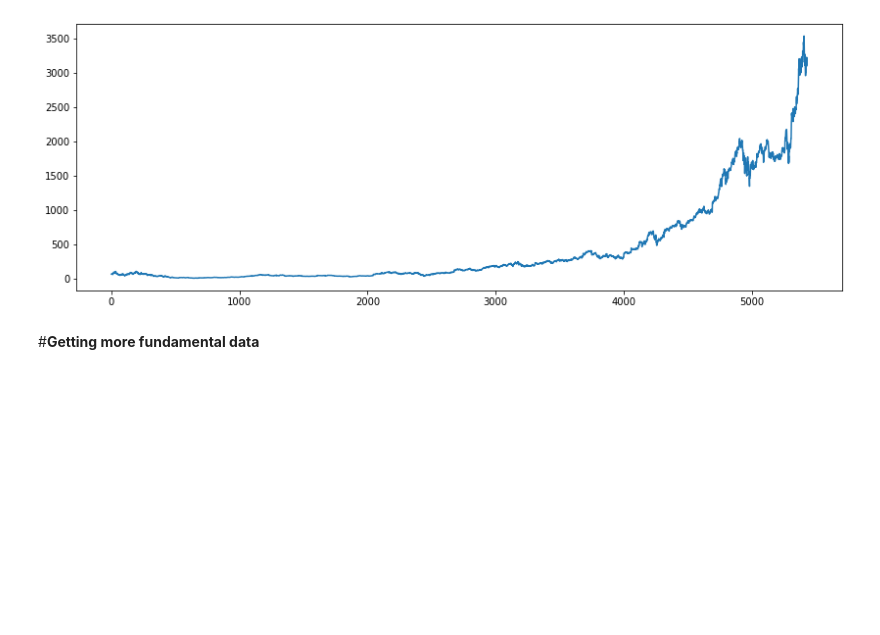
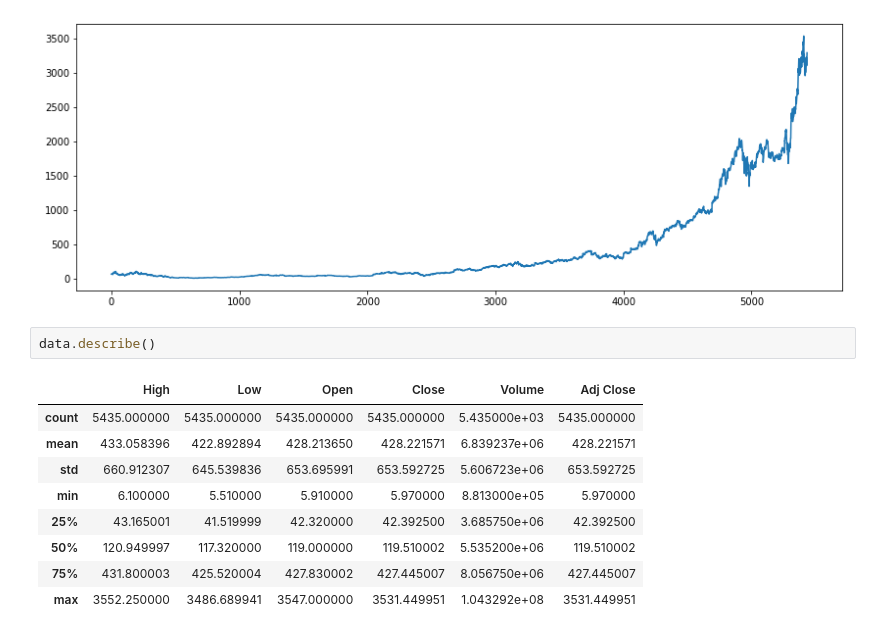
Before and after one commit to realnihal/Predicting-stock-prices-using-ml, a Jupyter notebook: FILE.ipynb, the cells around one changed output. Drawn from its saved outputs; the diff is of its cells as text; blank space fills up the shorter version.

```diff
--- a/FILE.ipynb
+++ b/FILE.ipynb
@@ -31,5 +32,15 @@ plt.plot(df)
 plt.show()
 # %% [output]
 [figure]
-# %% [markdown]
-#**Getting more fundamental data**
+# %%
+data.describe()
+# %% [output]
+|  | High | Low | Open | Close | Volume | Adj Close |
+| count | 5435.000000 | 5435.000000 | 5435.000000 | 5435.000000 | 5.435000e+03 | 5435.000000 |
+| mean | 433.058396 | 422.892894 | 428.213650 | 428.221571 | 6.839237e+06 | 428.221571 |
+| std | 660.912307 | 645.539836 | 653.695991 | 653.592725 | 5.606723e+06 | 653.592725 |
+| min | 6.100000 | 5.510000 | 5.910000 | 5.970000 | 8.813000e+05 | 5.970000 |
+| 25% | 43.165001 | 41.519999 | 42.320000 | 42.392500 | 3.685750e+06 | 42.392500 |
+| 50% | 120.949997 | 117.320000 | 119.000000 | 119.510002 | 5.535200e+06 | 119.510002 |
+| 75% | 431.800003 | 425.520004 | 427.830002 | 427.445007 | 8.056750e+06 | 427.445007 |
+| max | 3552.250000 | 3486.689941 | 3547.000000 | 3531.449951 | 1.043292e+08 | 3531.449951 |
```
Also changed, not shown: parts of 21 cells of this notebook.
